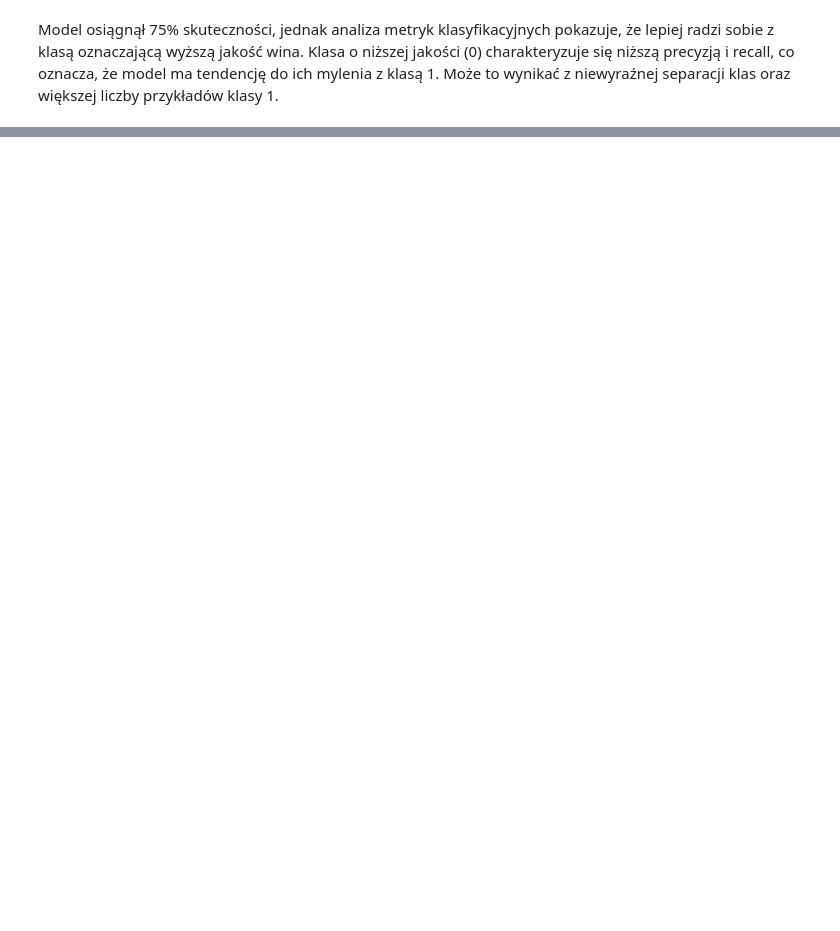
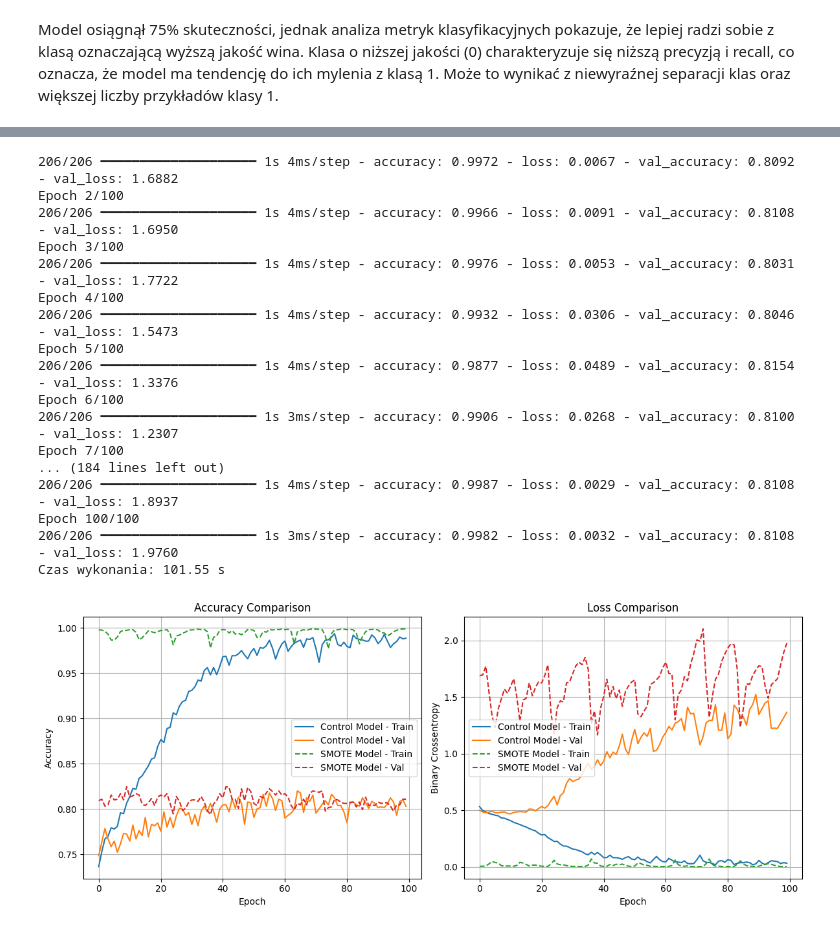
Before and after one commit to PanJazdan/OverfittingAnalysis, a Jupyter notebook: Wine_Quality.ipynb, the cells around one changed output, grey strips where cells are left out. Saved outputs shown, nothing was run; the diff lists cells and outputs as text; code cells hidden in the pictures; blank space fills up the shorter version.

```diff
--- a/Wine_Quality.ipynb
+++ b/Wine_Quality.ipynb
@@ -605,0 +669,40 @@ plt.show()
+# %%
+from imblearn.over_sampling import SMOTE
+
+X_train, X_test, y_train, y_test = train_test_split(
+    X, y_binary, test_size=0.2, random_state=42, stratify=y_binary
+)
+scaler = StandardScaler()
+X_train_scaled = scaler.fit_transform(X_train)
+X_test_scaled = scaler.transform(X_test)
+
+sm = SMOTE(random_state=42)
+X_train_smote, y_train_smote = sm.fit_resample(X_train_scaled, y_train)
+
+smote_model = Sequential([
+    Dense(512, activation='relu', input_shape=(X_train_scaled.shape[1],)),
+    Dense(256, activation='relu'),
+    Dense(128, activation='relu'),
+    Dense(64, activation='relu'),
+    Dense(1, activation='sigmoid')
+])
+
+smote_model.compile(
+    optimizer=Adam(learning_rate=0.001),
+    loss='binary_crossentropy',
+    metrics=['accuracy']
+)
+
+start = time.time()
+smote_history = model.fit(
+    X_train_smote, y_train_smote,
+    validation_data=(X_test_scaled, y_test),
+    epochs=100,
+    batch_size=32,
+    verbose=1
+)
+end = time.time()
+print(f"Czas wykonania: {end - start:.2f} s")
+
+plot_accuracy_and_loss(history, 'Control Model', smote_history, 'SMOTE Model')
+# %% [output]
@@ -605,0 +711,18 @@ plt.show()
+206/206 ━━━━━━━━━━━━━━━━━━━━ 1s 4ms/step - accuracy: 0.9972 - loss: 0.0067 - val_accuracy: 0.8092 - val_loss: 1.6882
+Epoch 2/100
+206/206 ━━━━━━━━━━━━━━━━━━━━ 1s 4ms/step - accuracy: 0.9966 - loss: 0.0091 - val_accuracy: 0.8108 - val_loss: 1.6950
+Epoch 3/100
+206/206 ━━━━━━━━━━━━━━━━━━━━ 1s 4ms/step - accuracy: 0.9976 - loss: 0.0053 - val_accuracy: 0.8031 - val_loss: 1.7722
+Epoch 4/100
+206/206 ━━━━━━━━━━━━━━━━━━━━ 1s 4ms/step - accuracy: 0.9932 - loss: 0.0306 - val_accuracy: 0.8046 - val_loss: 1.5473
+Epoch 5/100
+206/206 ━━━━━━━━━━━━━━━━━━━━ 1s 4ms/step - accuracy: 0.9877 - loss: 0.0489 - val_accuracy: 0.8154 - val_loss: 1.3376
+Epoch 6/100
+206/206 ━━━━━━━━━━━━━━━━━━━━ 1s 3ms/step - accuracy: 0.9906 - loss: 0.0268 - val_accuracy: 0.8100 - val_loss: 1.2307
+Epoch 7/100
+... (184 lines left out)
+206/206 ━━━━━━━━━━━━━━━━━━━━ 1s 4ms/step - accuracy: 0.9987 - loss: 0.0029 - val_accuracy: 0.8108 - val_loss: 1.8937
+Epoch 100/100
+206/206 ━━━━━━━━━━━━━━━━━━━━ 1s 3ms/step - accuracy: 0.9982 - loss: 0.0032 - val_accuracy: 0.8108 - val_loss: 1.9760
+Czas wykonania: 101.55 s
+[figure, added]
```
Also changed, not shown: parts of 20 cells of this notebook.
